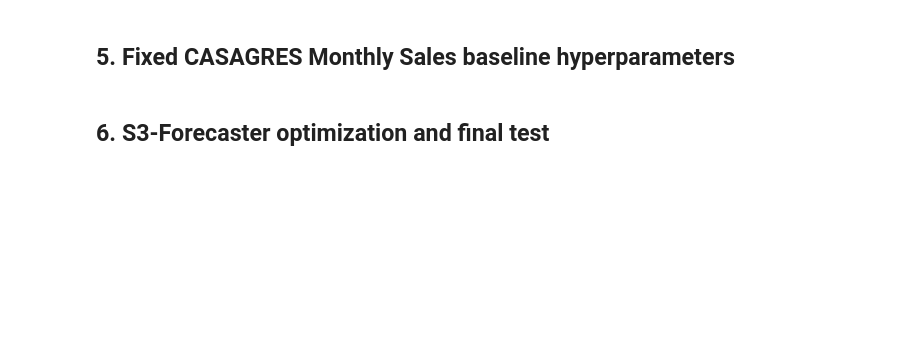
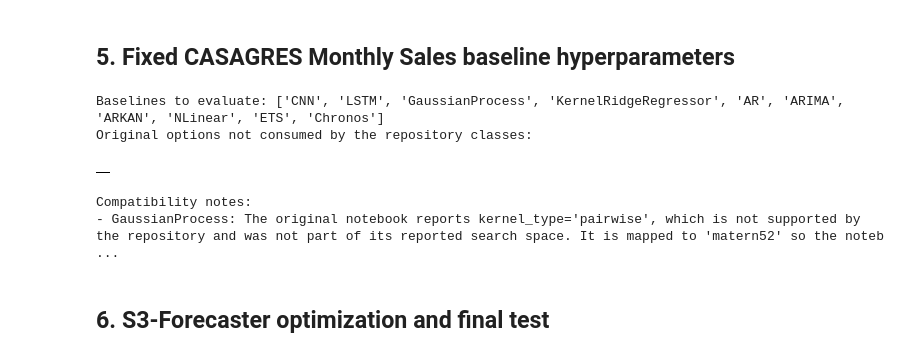
Before and after one commit to AlejoPatigno/S3Forecaster-S3FastSketch, a Jupyter notebook: notebooks/S3Forecaster_S3FastSketch_Casagres.ipynb, the cells around one changed output. Cells and saved outputs as stored; diff of their text form; code cells hidden in the pictures; blank space fills up the shorter version.

```diff
--- a/notebooks/S3Forecaster_S3FastSketch_Casagres.ipynb
+++ b/notebooks/S3Forecaster_S3FastSketch_Casagres.ipynb
@@ -539,33 +591,46 @@ BASELINE_ORDER = [
     "GaussianProcess",
     "KernelRidgeRegressor",
     "AR",
     "ARIMA",
     "ARKAN",
     "NLinear",
     "ETS",
 ]
 
 if not RUN_NEURAL_BASELINES:
     BASELINE_ORDER = [
         name
         for name in BASELINE_ORDER
         if name not in {"CNN", "LSTM", "NLinear"}
     ]
 if not RUN_ARKAN:
     BASELINE_ORDER = [
         name
         for name in BASELINE_ORDER
         if name != "ARKAN"
     ]
 
+BASELINE_DISPLAY_NAMES["Chronos"] = "Chronos"
+
+if RUN_CHRONOS_BASELINE:
+    BASELINE_PARAMS["Chronos"] = dict(CHRONOS_KWARGS)
+    if "Chronos" not in BASELINE_ORDER:
+        BASELINE_ORDER.append("Chronos")
+
 print("Baselines to evaluate:", BASELINE_ORDER)
 print("Original options not consumed by the repository classes:")
 display(pd.DataFrame(OMITTED_TRAINING_OPTIONS).T)
 
 if BASELINE_COMPATIBILITY_NOTES:
     print("Compatibility notes:")
     for model_name, note in BASELINE_COMPATIBILITY_NOTES.items():
         print(f"- {model_name}: {note}")
+# %% [output]
+Baselines to evaluate: ['CNN', 'LSTM', 'GaussianProcess', 'KernelRidgeRegressor', 'AR', 'ARIMA', 'ARKAN', 'NLinear', 'ETS', 'Chronos']
+Original options not consumed by the repository classes:
+|  |
+Compatibility notes:
+- GaussianProcess: The original notebook reports kernel_type='pairwise', which is not supported by the repository and was not part of its reported search space. It is mapped to 'matern52' so the noteb ...
 # %% [markdown]
 ## 6. S3-Forecaster optimization and final test
 # %%
```
Also changed, not shown: parts of 21 cells of this notebook.
